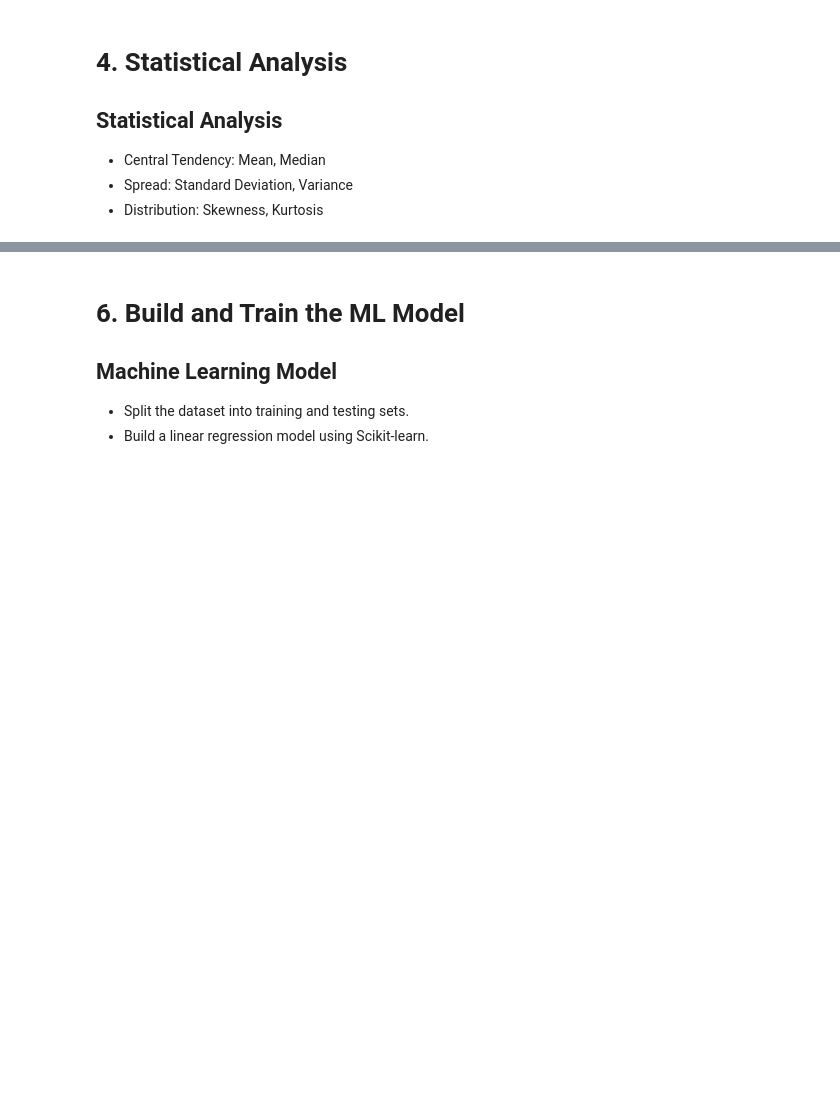
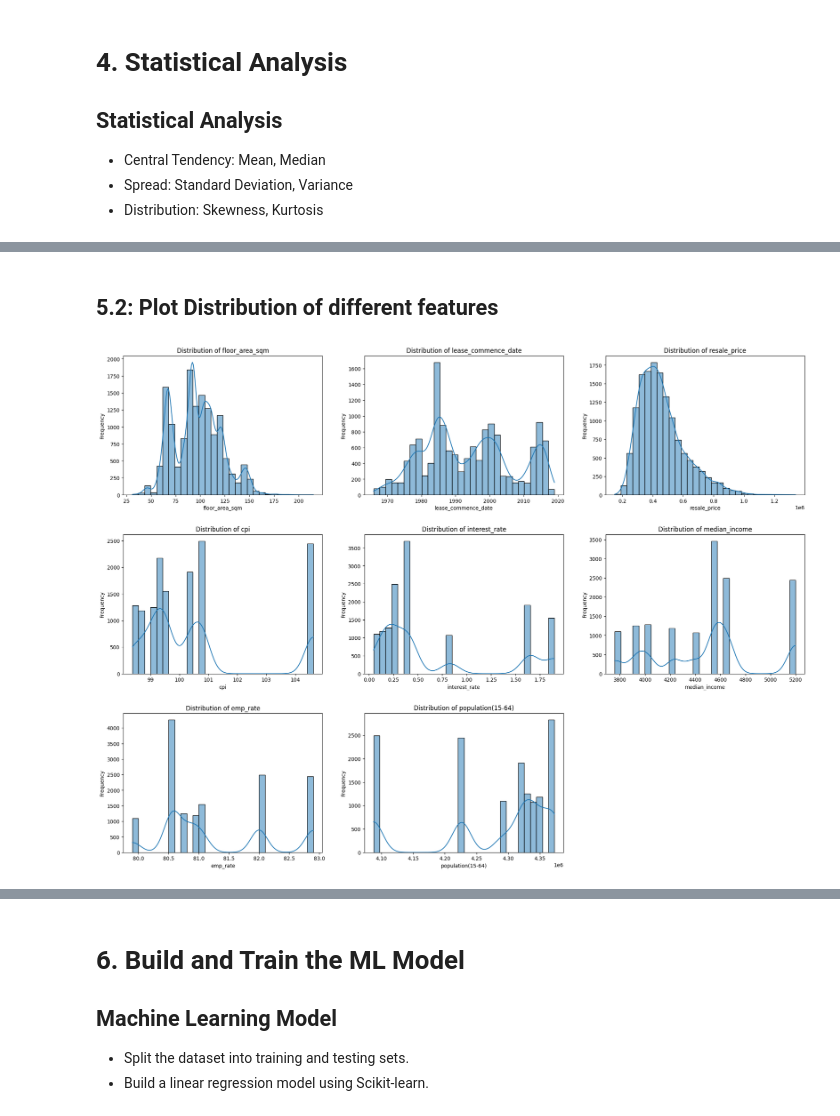
Before and after one commit to zayLatt25/data-science, a Jupyter notebook: datascience.ipynb, the cells around one changed output, grey strips where cells are left out. Drawn from its saved outputs; the diff is of its cells as text; code cells hidden in the pictures; blank space fills up the shorter version.

```diff
--- a/datascience.ipynb
+++ b/datascience.ipynb
@@ -652,0 +924,19 @@ Visualize key data trends using graphs.
+# %% [markdown]
+## 5.2: Plot Distribution of different features
+# %%
+# Visualize distributions with histograms and KDE
+plt.figure(figsize=(20, 15))
+columns_to_visualize = ['floor_area_sqm', 'lease_commence_date', 'resale_price',
+                        'cpi', 'interest_rate', 'median_income', 'emp_rate', 'population(15-64)']
+
+for i, col in enumerate(columns_to_visualize, 1):
+    plt.subplot(3, 3, i)
+    sns.histplot(numerical_merged_df[col], kde=True, bins=30)
+    plt.title(f"Distribution of {col}")
+    plt.xlabel(col)
+    plt.ylabel("Frequency")
+
+plt.tight_layout(pad=3.0)
+plt.show()
+# %% [output]
+[figure, added]
```
Also changed, not shown: parts of 72 cells of this notebook.
